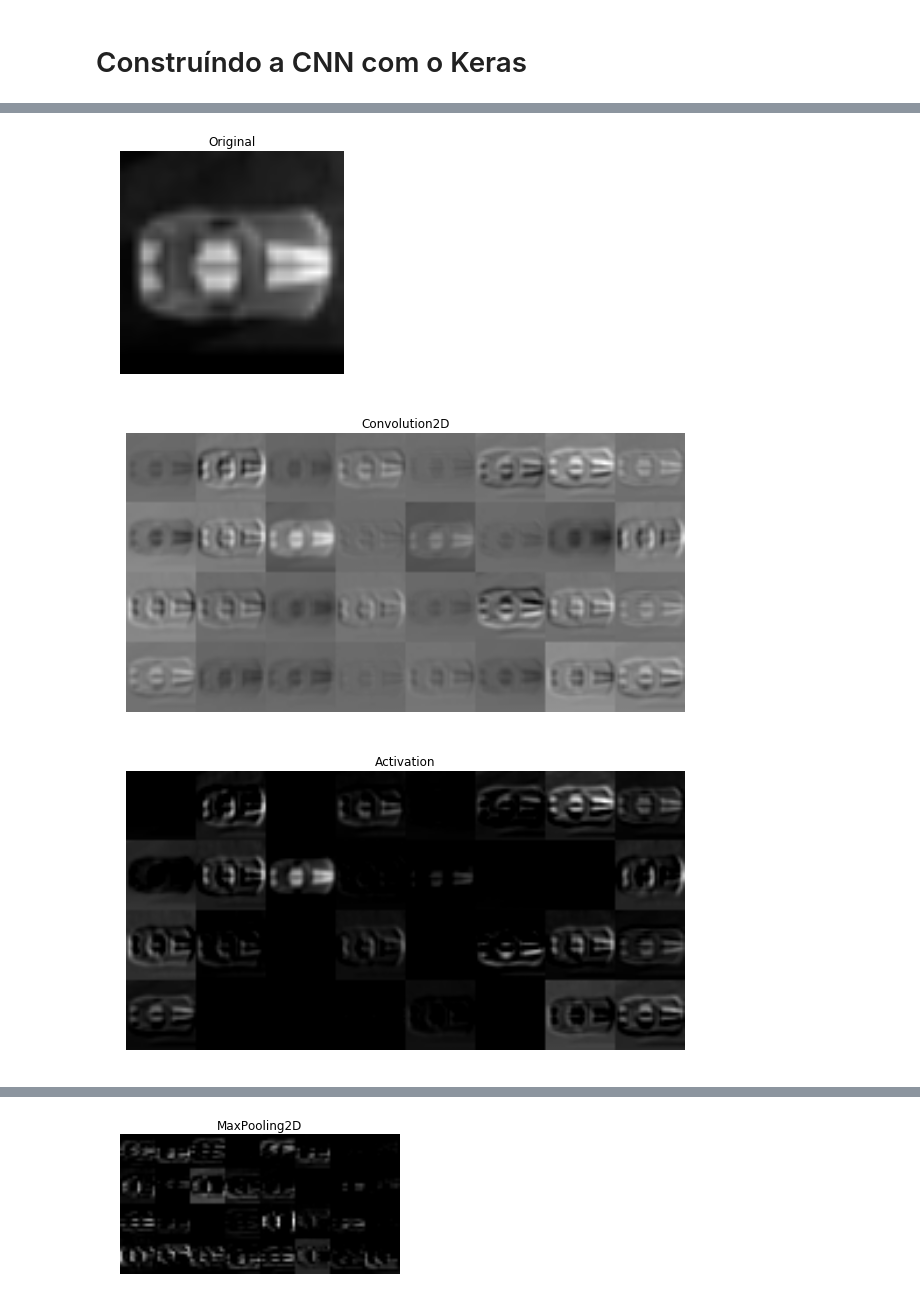
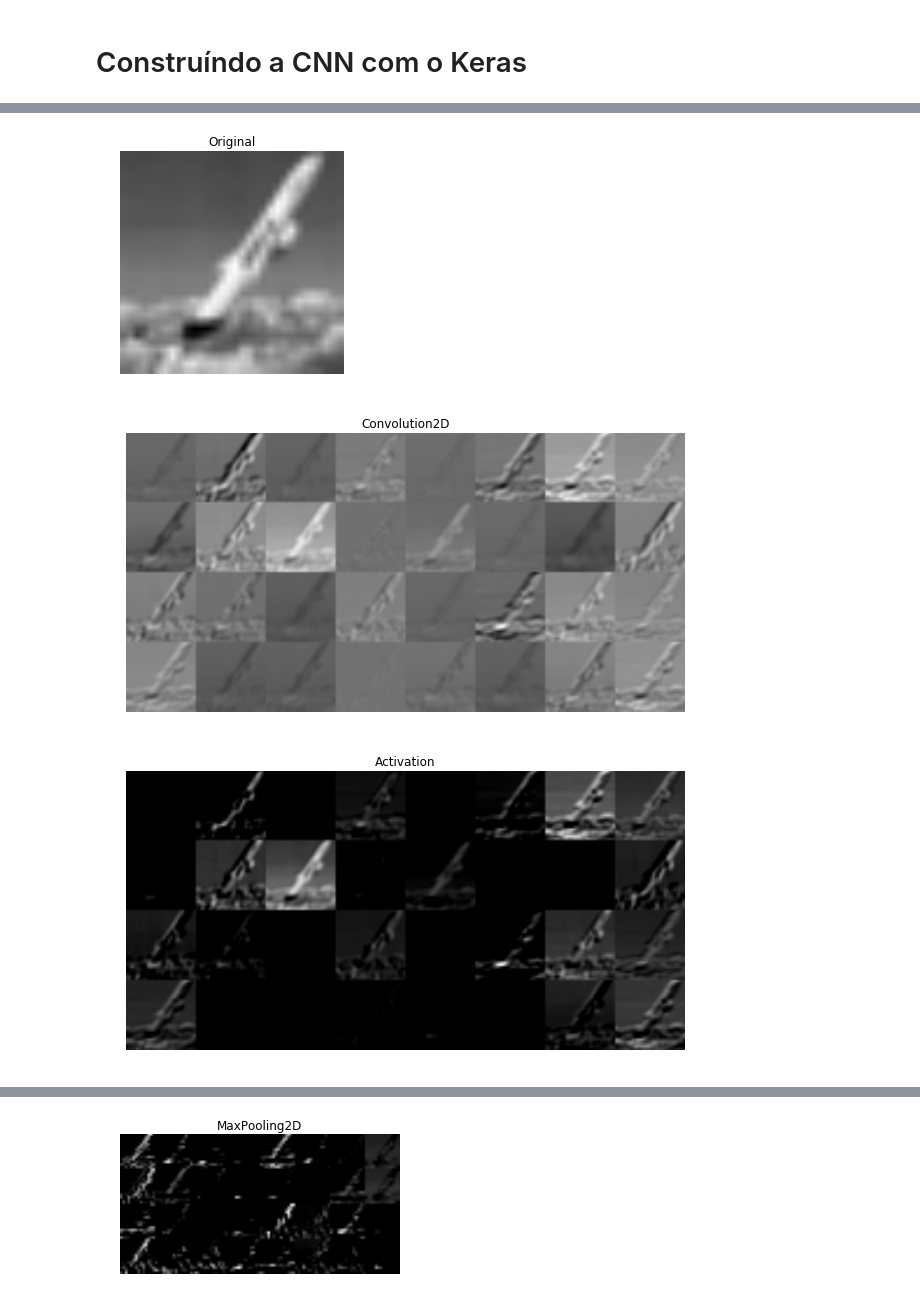
Before and after one commit to robertoalotufo/rnap, a Jupyter notebook: dev/2017-02-10-RMS-cifar10CNN.ipynb, the cells around one changed output, grey strips where cells are left out. Cells and saved outputs as stored; diff of their text form; code cells hidden in the pictures.

```diff
--- a/dev/2017-02-10-RMS-cifar10CNN.ipynb
+++ b/dev/2017-02-10-RMS-cifar10CNN.ipynb
@@ -71,14 +74,6 @@ Y_test = np_utils.to_categorical(y_test, nb_classes)
 
 img_rows, img_cols = 32, 32 # Dimensões das imagens
 
-if K.image_dim_ordering() == 'th':
-    X_train = X_train.reshape(X_train.shape[0], 1, img_rows, img_cols)
-    X_test = X_test.reshape(X_test.shape[0], 1, img_rows, img_cols)
-    input_shape = (1, img_rows, img_cols)
-else:
-    X_train = X_train.reshape(X_train.shape[0], img_rows, img_cols, 1)
-    X_test = X_test.reshape(X_test.shape[0], img_rows, img_cols, 1)
-    input_shape = (img_rows, img_cols, 1)
 
 #Normalização dos dados
 X_train = X_train.astype('float32')
@@ -179,30 +172,30 @@ def mosaic(f,N):
     g = fullf[Pts[0],Pts[1],Pts[2]]
     return g
 # %%
-sn = 17
+sn = 1300
 plt.figure()
 plt.imshow(X_test[sn,0,:,:],cmap = 'gray')
 plt.axis('off')
 plt.title("Original")
 ncols = 8
 H,W = 10,30
 
 #Mostrando a saida das camadas convolucionais
-for layer in model.layers[:-7]:
+for layer in model.layers[0:5]:
     intermediate_layer_model = Model(input=model.input,output=layer.output)
     intermediate_output = intermediate_layer_model.predict(X_test[sn].reshape(1,1,32,32))
     sub_dim = intermediate_output.shape[1]
     name = str(layer).split('.')[3].split(" ")[0]
     if name =="MaxPooling2D":
         H = H/2
         W = W/2
     fig =plt.figure(figsize=(H,W))
     aux = intermediate_output[0,:,:,:]
     mos = mosaic(aux,ncols)
     plt.imshow(mos,cmap = 'gray')
     plt.axis('off')
     plt.title(name)
 # %% [output]
-[figure, old version]
+[figure, new version]
-[figure, old version]
+[figure, new version]
-[figure, old version]
+[figure, new version]
@@ -211 +204 @@ for layer in model.layers[:-7]:
-[figure, old version]
+[figure, new version]
```
Also changed, not shown: parts of 4 cells of this notebook.
